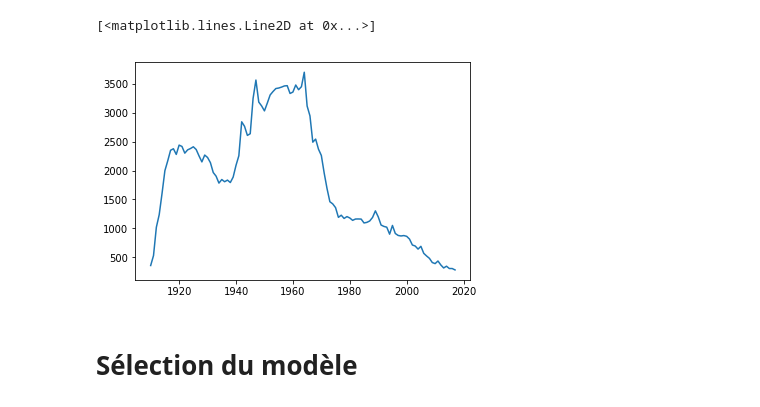
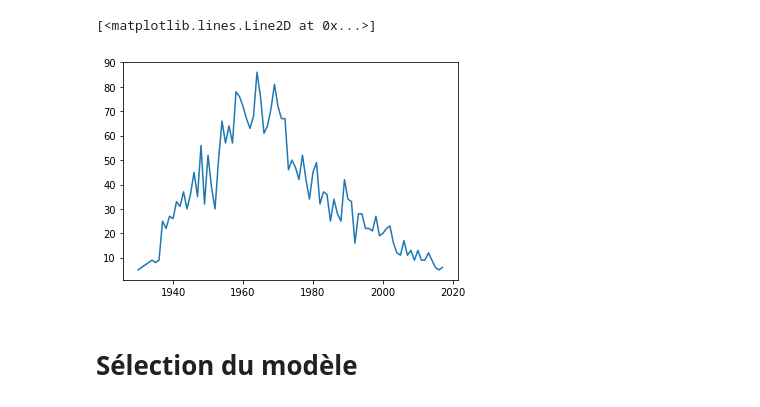
Before and after one commit to Louis-Dupont/ML_Project, a Jupyter notebook: arima.ipynb, the cells around one changed output. Saved outputs shown, nothing was run; the diff lists cells and outputs as text; code cells hidden in the pictures.

```diff
--- a/arima.ipynb
+++ b/arima.ipynb
@@ -16,12 +17,12 @@ state = 'merged'
 full_path = path+state+'.csv'
 data_set = pd.read_csv(full_path)
 # %%
-data=bf.get_year("NJ","John")
+data=bf.get_year("NJ","Jon")
 dataM=data[data["Gender"]=="M"]
 plt.plot(dataM["Year"],dataM["Occurence"])
 # %% [output]
 [<matplotlib.lines.Line2D at 0x...>]
-[figure, old version]
+[figure, new version]
 # %% [markdown]
 # Sélection du modèle
 # %%
```
Also changed, not shown: parts of 6 cells of this notebook, 3 other files.
